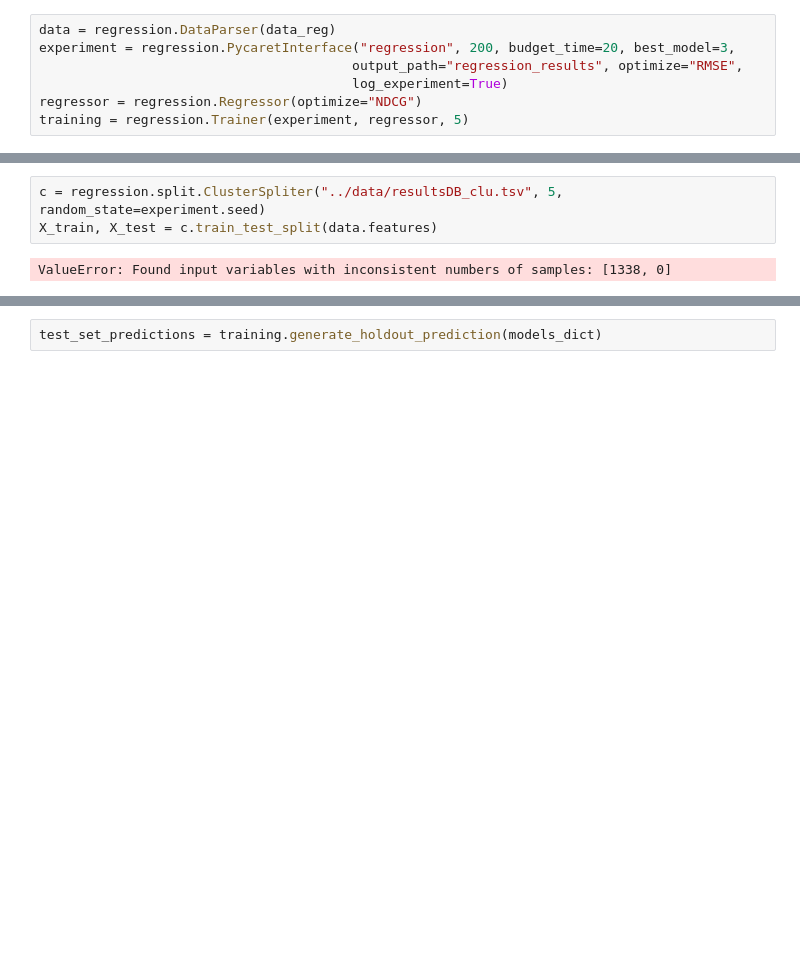
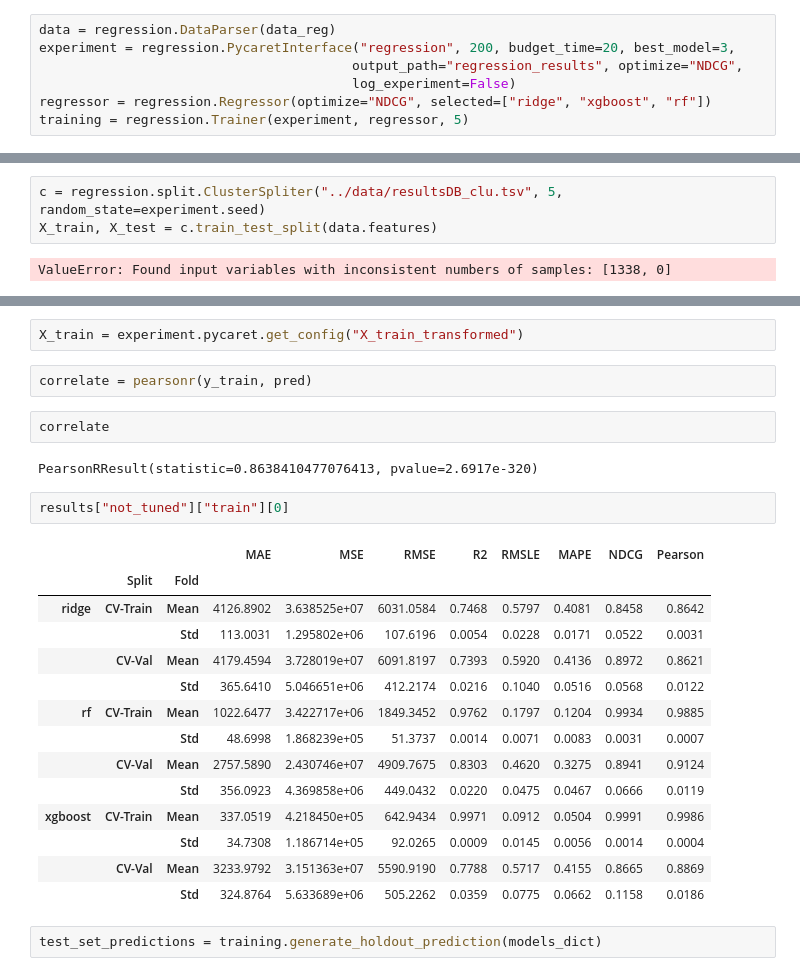
Before and after one commit to etiur/BioML, a Jupyter notebook: examples/test_regression.ipynb, the cells around one changed output, grey strips where cells are left out. Saved outputs shown, nothing was run; the diff lists cells and outputs as text; blank space fills up the shorter version.

```diff
--- a/examples/test_regression.ipynb
+++ b/examples/test_regression.ipynb
@@ -55,8 +56,8 @@ len(label)
 # %%
 data = regression.DataParser(data_reg)
 experiment = regression.PycaretInterface("regression", 200, budget_time=20, best_model=3,
-                                        output_path="regression_results", optimize="RMSE",
-                                        log_experiment=True)
-regressor = regression.Regressor(optimize="NDCG")
+                                        output_path="regression_results", optimize="NDCG",
+                                        log_experiment=False)
+regressor = regression.Regressor(optimize="NDCG", selected=["ridge", "xgboost", "rf"])
 training = regression.Trainer(experiment, regressor, 5)
 # %% [output]
@@ -85,2 +117,27 @@ dict_keys(['not_tuned'])
+# %%
+X_train = experiment.pycaret.get_config("X_train_transformed")
+# %%
+correlate = pearsonr(y_train, pred)
+# %%
+correlate
+# %% [output]
+PearsonRResult(statistic=0.8638410477076413, pvalue=2.6917e-320)
+# %%
+results["not_tuned"]["train"][0]
+# %% [output]
+|  |  |  | MAE | MSE | RMSE | R2 | RMSLE | MAPE | NDCG | Pearson |
+|  | Split | Fold |  |  |  |  |  |  |  |  |
+| ridge | CV-Train | Mean | 4126.8902 | 3.638525e+07 | 6031.0584 | 0.7468 | 0.5797 | 0.4081 | 0.8458 | 0.8642 |
+|  |  | Std | 113.0031 | 1.295802e+06 | 107.6196 | 0.0054 | 0.0228 | 0.0171 | 0.0522 | 0.0031 |
+|  | CV-Val | Mean | 4179.4594 | 3.728019e+07 | 6091.8197 | 0.7393 | 0.5920 | 0.4136 | 0.8972 | 0.8621 |
+|  |  | Std | 365.6410 | 5.046651e+06 | 412.2174 | 0.0216 | 0.1040 | 0.0516 | 0.0568 | 0.0122 |
+| rf | CV-Train | Mean | 1022.6477 | 3.422717e+06 | 1849.3452 | 0.9762 | 0.1797 | 0.1204 | 0.9934 | 0.9885 |
+|  |  | Std | 48.6998 | 1.868239e+05 | 51.3737 | 0.0014 | 0.0071 | 0.0083 | 0.0031 | 0.0007 |
+|  | CV-Val | Mean | 2757.5890 | 2.430746e+07 | 4909.7675 | 0.8303 | 0.4620 | 0.3275 | 0.8941 | 0.9124 |
+|  |  | Std | 356.0923 | 4.369858e+06 | 449.0432 | 0.0220 | 0.0475 | 0.0467 | 0.0666 | 0.0119 |
+| xgboost | CV-Train | Mean | 337.0519 | 4.218450e+05 | 642.9434 | 0.9971 | 0.0912 | 0.0504 | 0.9991 | 0.9986 |
+|  |  | Std | 34.7308 | 1.186714e+05 | 92.0265 | 0.0009 | 0.0145 | 0.0056 | 0.0014 | 0.0004 |
+|  | CV-Val | Mean | 3233.9792 | 3.151363e+07 | 5590.9190 | 0.7788 | 0.5717 | 0.4155 | 0.8665 | 0.8869 |
+|  |  | Std | 324.8764 | 5.633689e+06 | 505.2262 | 0.0359 | 0.0775 | 0.0662 | 0.1158 | 0.0186 |
 # %%
 test_set_predictions = training.generate_holdout_prediction(models_dict)
```
Also changed, not shown: parts of 8 cells of this notebook, 2 other files.
